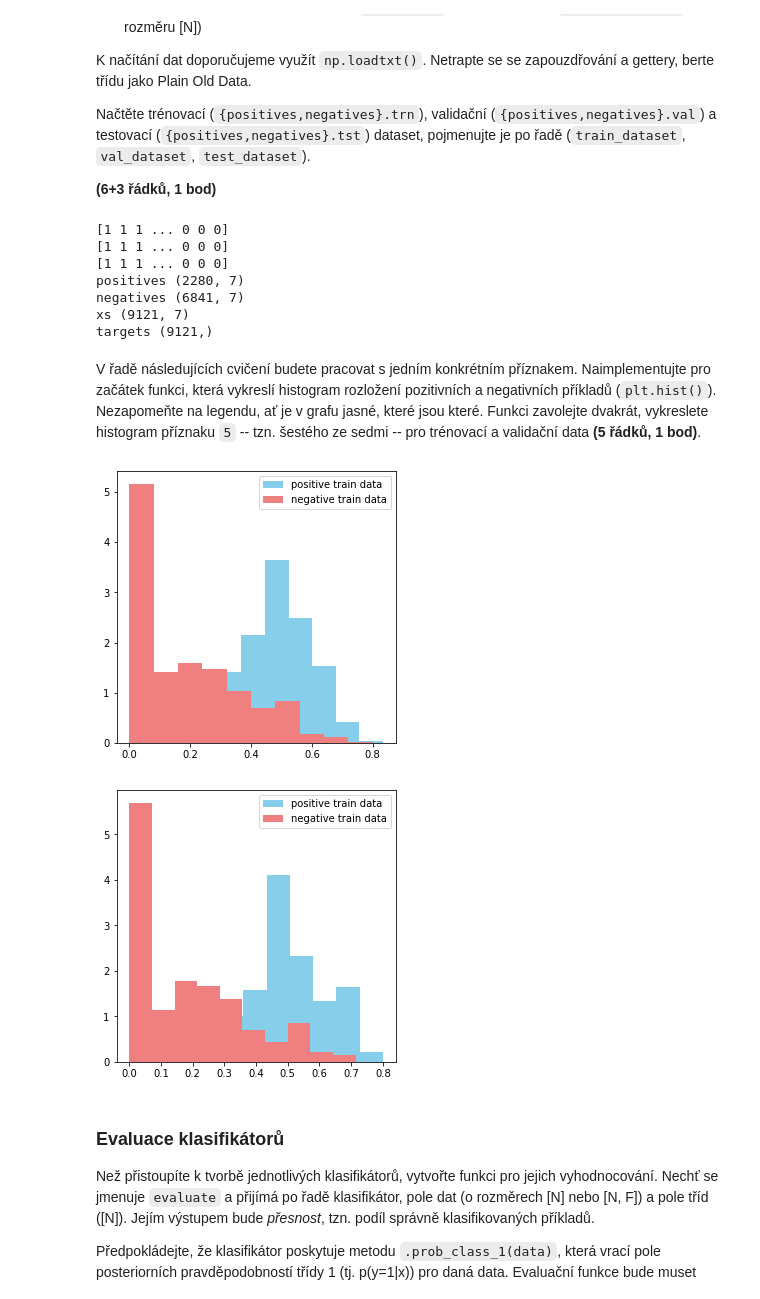
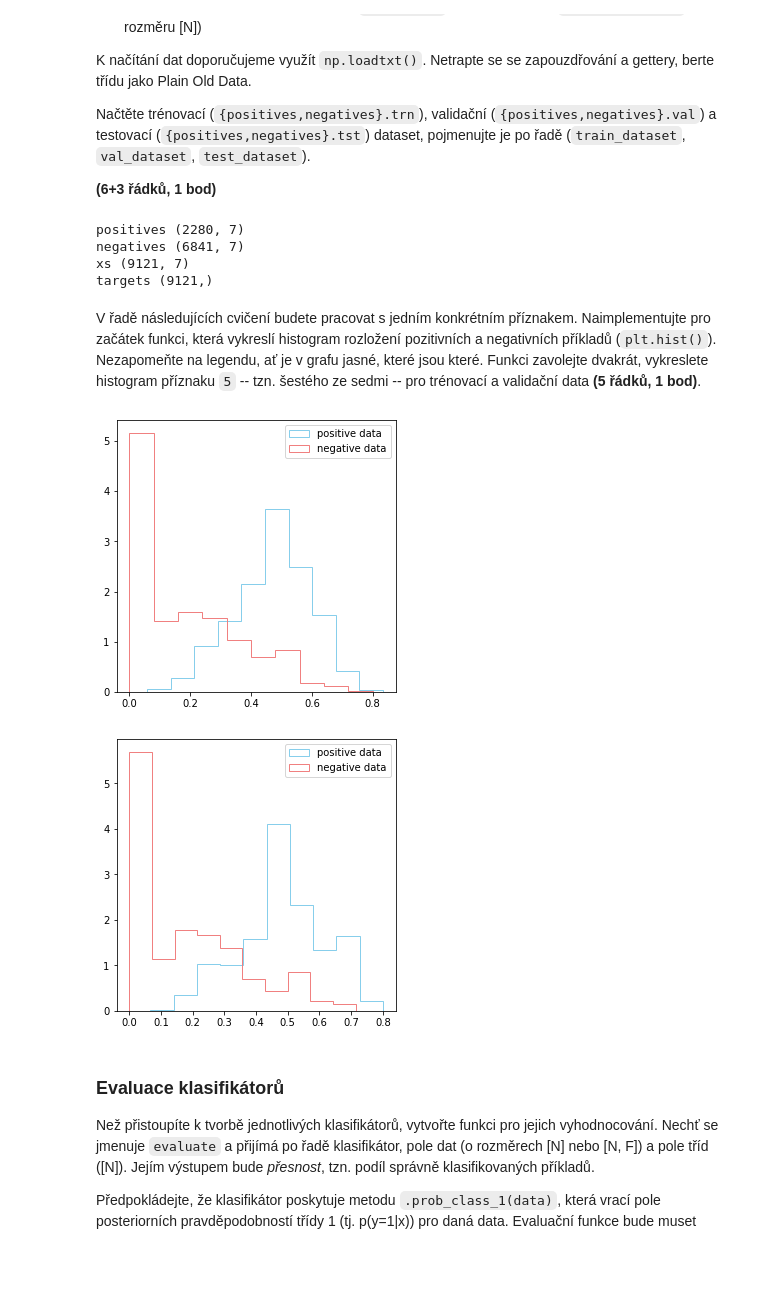
Before and after one commit to kateriska/6.-semestr-FIT, a Jupyter notebook: SUI/du/zadani.ipynb, the cells around one changed output. Saved outputs shown, nothing was run; the diff lists cells and outputs as text; code cells hidden in the pictures; blank space fills up the shorter version.

```diff
--- a/SUI/du/zadani.ipynb
+++ b/SUI/du/zadani.ipynb
@@ -49,7 +49,7 @@ class dataset:
         self.pos_target = np.full((np.shape(self.pos)[0],),1)
         self.neg_target = np.full((np.shape(self.neg)[0],),0)
         self.targets = np.concatenate((self.pos_target, self.neg_target))
-        print(self.targets)
+        #print(self.targets)
 
         #self.targets = self.targets.ravel()
 
@@ -62,9 +62,6 @@ print('negatives', train_dataset.neg.shape)
 print('xs', train_dataset.xs.shape)
 print('targets', train_dataset.targets.shape)
 # %% [output]
-[1 1 1 ... 0 0 0]
-[1 1 1 ... 0 0 0]
-[1 1 1 ... 0 0 0]
 positives (2280, 7)
 negatives (6841, 7)
 xs (9121, 7)
@@ -74,20 +71,20 @@ V řadě následujících cvičení budete pracovat s jedním konkrétním pří
 # %%
 FOI = 5  # Feature Of Interest
 
 def plot_data(poss, negs):
     figure = plt.figure(figsize=(5, 5))
     graph_plot = figure.add_subplot(1,1,1)
-    graph_plot.hist(poss, density=True, color = "skyblue", label="positive train data")
-    graph_plot.hist(negs, density=True, color = "lightcoral", label="negative train data")
+    graph_plot.hist(poss, density=True, histtype='step', color = "skyblue", label="positive data")
+    graph_plot.hist(negs, density=True, histtype='step', color = "lightcoral", label="negative data")
     graph_plot.legend(prop={'size': 10})
 
-    pass
+
 
 plot_data(train_dataset.pos[:, FOI], train_dataset.neg[:, FOI])
 plot_data(val_dataset.pos[:, FOI], val_dataset.neg[:, FOI])
 # %% [output]
-[figure, old version]
+[figure, new version]
-[figure, old version]
+[figure, new version]
 # %% [markdown]
 ### Evaluace klasifikátorů
 Než přistoupíte k tvorbě jednotlivých klasifikátorů, vytvořte funkci pro jejich vyhodnocování.
```
Also changed, not shown: parts of 8 cells of this notebook.
